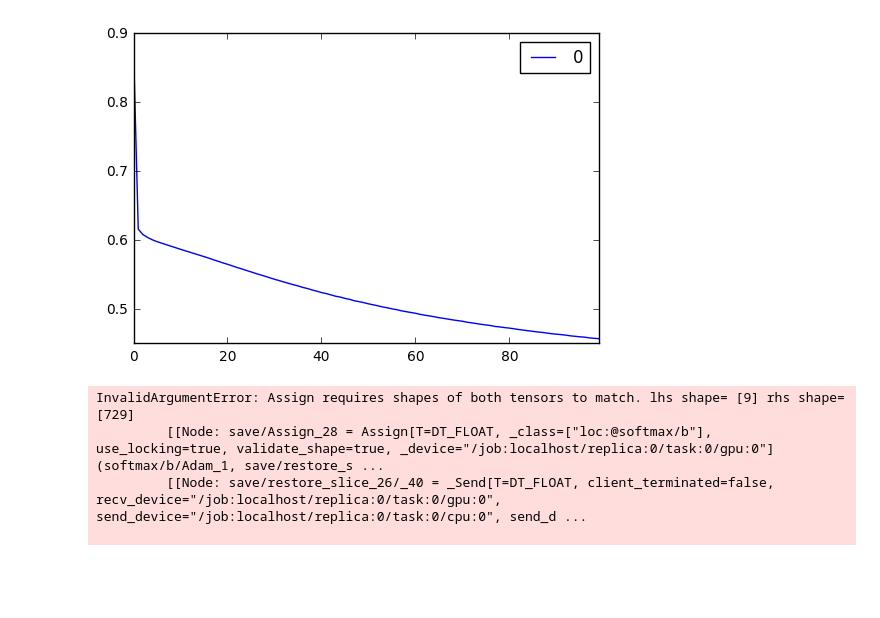
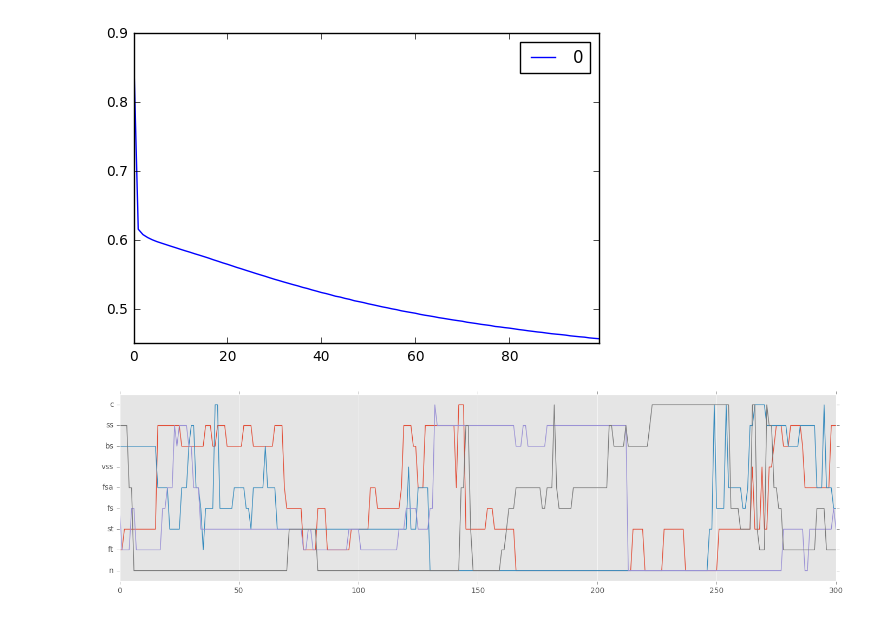
Before and after one commit to cpmpercussion/gesture-rnn, a Jupyter notebook: RNN-individual-performer-model.ipynb, the cells around one changed output. Cells and saved outputs as stored; diff of their text form; code cells hidden in the pictures; blank space fills up the shorter version.

```diff
--- a/RNN-individual-performer-model.ipynb
+++ b/RNN-individual-performer-model.ipynb
@@ -220,7 +220,7 @@ with tf.Session() as sess:
         print("Trained an epoch.")
         training_losses.append(training_loss/steps)
     ## Save the results
-    saver.save(sess,"trained-model.tfsave")
+    saver.save(sess,"single-trained-model.tfsave")
     #tf.train.Saver()
 # %% [output]
 Starting Training
@@ -285,34 +288,32 @@ with graph.as_default():
 # %%
 num_gen_steps = 300
 num_performers = 4
 generated_performance = pd.DataFrame()
 
 for j in range(num_performers):
     with tf.Session() as sess:
         # possibly restore all variables
         sess.run(tf.initialize_all_variables())
-        saver.restore(sess, "./trained-model.tfsave")
+        saver.restore(sess, "./single-trained-model.tfsave")
 
         # start generating output
         state = None
         current_step = random.choice(range(vocabulary_size))
         output_perf = [current_step]
 
         for i in range(num_gen_steps):
             if state is not None:
                 feed_dict = {x: [[current_step]], init_state: state}
             else:
                 feed_dict = {x: [[current_step]]}
             preds,state = sess.run([predictions,final_state],feed_dict=feed_dict)
             current_step = np.random.choice(vocabulary_size,1,p=np.squeeze(preds))[0] # choose the output step
             output_perf.append(current_step)
     output_perf = pd.DataFrame({j:output_perf})
     generated_performance[j] = output_perf[j]
 
 #generated_performance.to_csv("100epoch-120step-performances")
 #plt.show(generated_performance.plot())
+plot_gesture_only_score("Independent Performer Model", generated_performance)
 # %% [output]
-InvalidArgumentError: Assign requires shapes of both tensors to match. lhs shape= [9] rhs shape= [729]
-         [[Node: save/Assign_28 = Assign[T=DT_FLOAT, _class=["loc:@softmax/b"], use_locking=true, validate_shape=true, _device="/job:localhost/replica:0/task:0/gpu:0"](softmax/b/Adam_1, save/restore_s ...
-         [[Node: save/restore_slice_26/_40 = _Send[T=DT_FLOAT, client_terminated=false, recv_device="/job:localhost/replica:0/task:0/gpu:0", send_device="/job:localhost/replica:0/task:0/cpu:0", send_d ...
-
+[figure, added]
```
Also changed, not shown: parts of 4 cells of this notebook.
